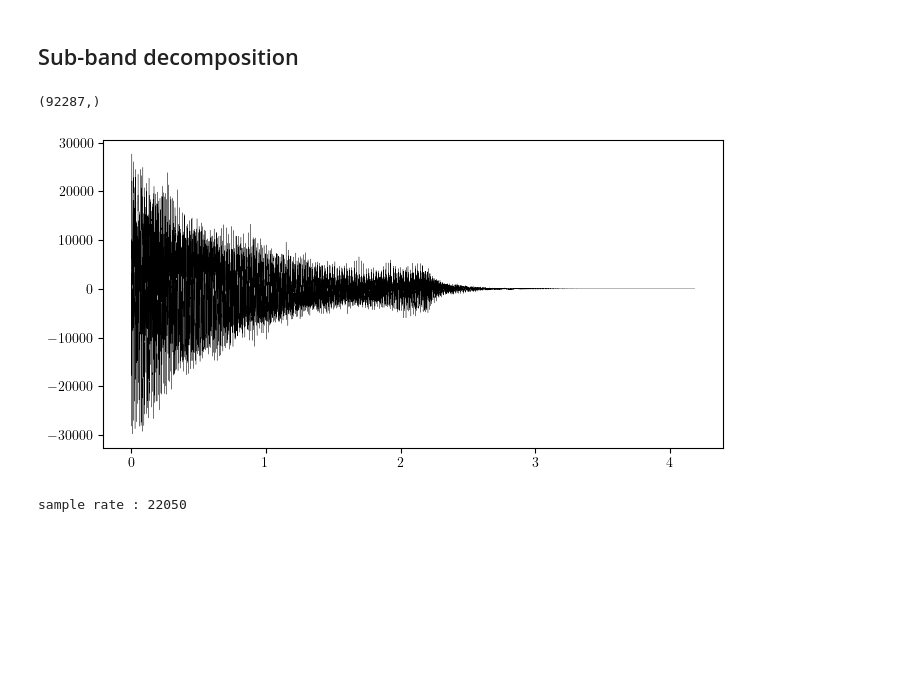
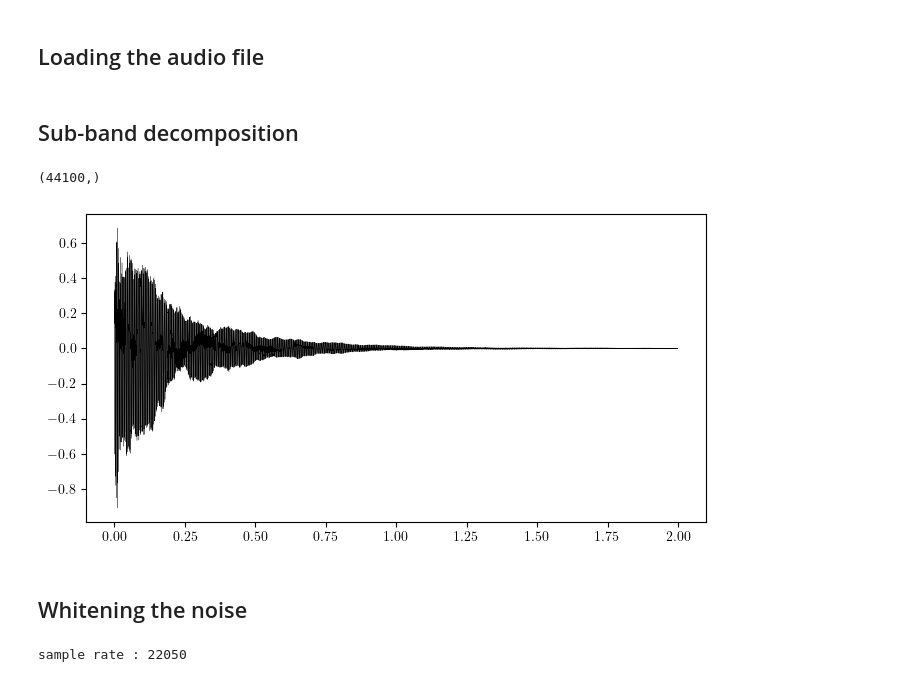
Before and after one commit to peladeaucome/ATIAM-PAM-AnalyseInstruments, a Jupyter notebook: Notebooks/come_HN.ipynb, the cells around one changed output. Drawn from its saved outputs; the diff is of its cells as text; code cells hidden in the pictures; blank space fills up the shorter version.

```diff
--- a/Notebooks/come_HN.ipynb
+++ b/Notebooks/come_HN.ipynb
@@ -17,6 +17,12 @@ from Utils.dB import *
 from HN_decomposition.Subspace.preprocessing import *
 def RMS(x):
         return np.std(x)
+# %% [markdown]
+## Loading the audio file
+# %%
+fileName = os.path.join('..', 'Data', 'Test', '69.wav')
+x, sr_hz = librosa.load(fileName)
+x = x[:2*sr_hz]
 # %% [markdown]
 ## Sub-band decomposition
 # %%
@@ -31,37 +37,35 @@ def filter_n_decimate(filterLength_smp : int, numBands : int, inputSignal : np.a
         - inputSignal : [(1, N) np.array]
             Input signal
     returns :
         - outputSignals : [(numBands, N) np.array]
             Output signal"""
     signalLength_smp = np.shape(inputSignal)[0] #Input signal length
     filteredSignal = np.zeros((signalLength_smp, numBands)) #initializing the output signal
 
     #h = scipy.signal.remez(numtaps = filterLength_smp, bands = [0, 1/(2*numBands), 1/(2*numBands), .5], fs = 1)
 
     for i in range(numBands):
         filteredSignal[:,i] = inputSignal
 
     filters = np.zeros((filterLength_smp, numBands))
 
     n = np.arange(filterLength_smp)
     base_filter = np.zeros(filterLength_smp)
     for i in range(filters):
         filters[i] = base_filter
 
     outputSignal = filteredSignal[::numBands]
     return outputSignal
 
 
-sr_hz, x = scipy.io.wavfile.read(os.path.join("..", "Data", "Piano_test", "33.wav"))
-
-#y = filter_n_decimate(15, 4, x)
-
 
 print(np.shape(x))
 plt.figure(figsize=(8,4))
 plt.plot(np.arange(len(x))/sr_hz, x, 'k', linewidth = .2)
 plt.show()
 # %% [output]
-(92287,)
+(44100,)
-[figure, old version]
+[figure, new version]
+# %% [markdown]
+## Whitening the noise
 # %%
```
Also changed, not shown: parts of 10 cells of this notebook, 3 other files.
